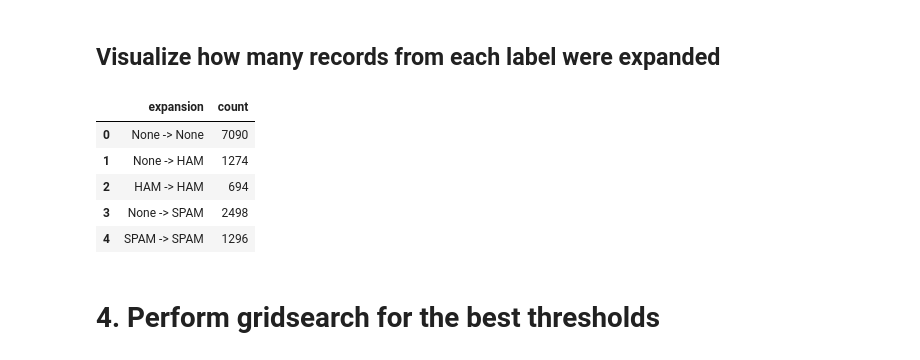
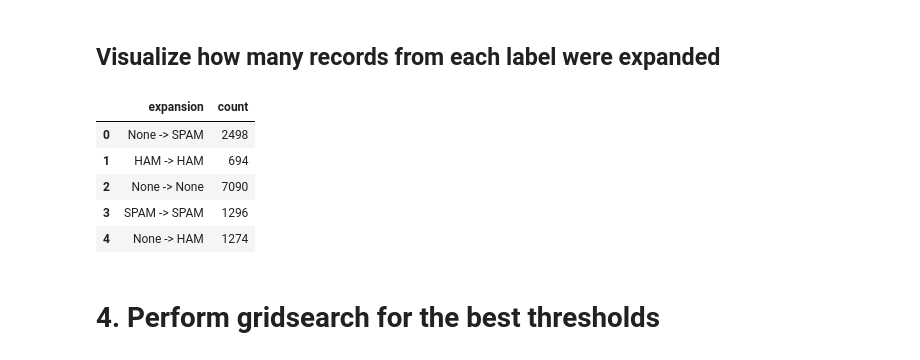
Before and after one commit to argilla-io/argilla, a Jupyter notebook: docs/tutorials/epoxy.ipynb, the cells around one changed output. Saved outputs shown, nothing was run; the diff lists cells and outputs as text; code cells hidden in the pictures.

Commit message:
refactor: weak labels object and notebook

```diff
--- a/docs/tutorials/epoxy.ipynb
+++ b/docs/tutorials/epoxy.ipynb
@@ -137,19 +157,19 @@ extended_wl_matrix, queries = weak_labels.extend_matrix(embeddings, thresholds)
 # %%
 from collections import Counter
 from functools import reduce
 
-transitions = list(list(zip(row[0], row[1])) for row in zip(weak_labels._matrix, extended_wl_matrix))
+transitions = list(list(zip(row[0], row[1])) for row in zip(weak_labels._matrix, weak_labels._extended_matrix))
 transitions = reduce(lambda x,y: x+y, transitions)
 transitions = [f"{weak_labels.int2label[x[0]]} -> {weak_labels.int2label[x[1]]}".format(x) for x in transitions]
 transitions = Counter(transitions)
 pd.DataFrame.from_dict(transitions, orient='index').reset_index().rename(columns={"index": "expansion", 0: "count"})
 # %% [output]
 |  | expansion | count |
-| 0 | None -> None | 7090 |
-| 1 | None -> HAM | 1274 |
-| 2 | HAM -> HAM | 694 |
-| 3 | None -> SPAM | 2498 |
-| 4 | SPAM -> SPAM | 1296 |
+| 0 | None -> SPAM | 2498 |
+| 1 | HAM -> HAM | 694 |
+| 2 | None -> None | 7090 |
+| 3 | SPAM -> SPAM | 1296 |
+| 4 | None -> HAM | 1274 |
 # %% [markdown]
 # 4. Perform gridsearch for the best thresholds
 # %% [markdown]
```
Also changed, not shown: parts of 4 cells of this notebook, 1 other file.
